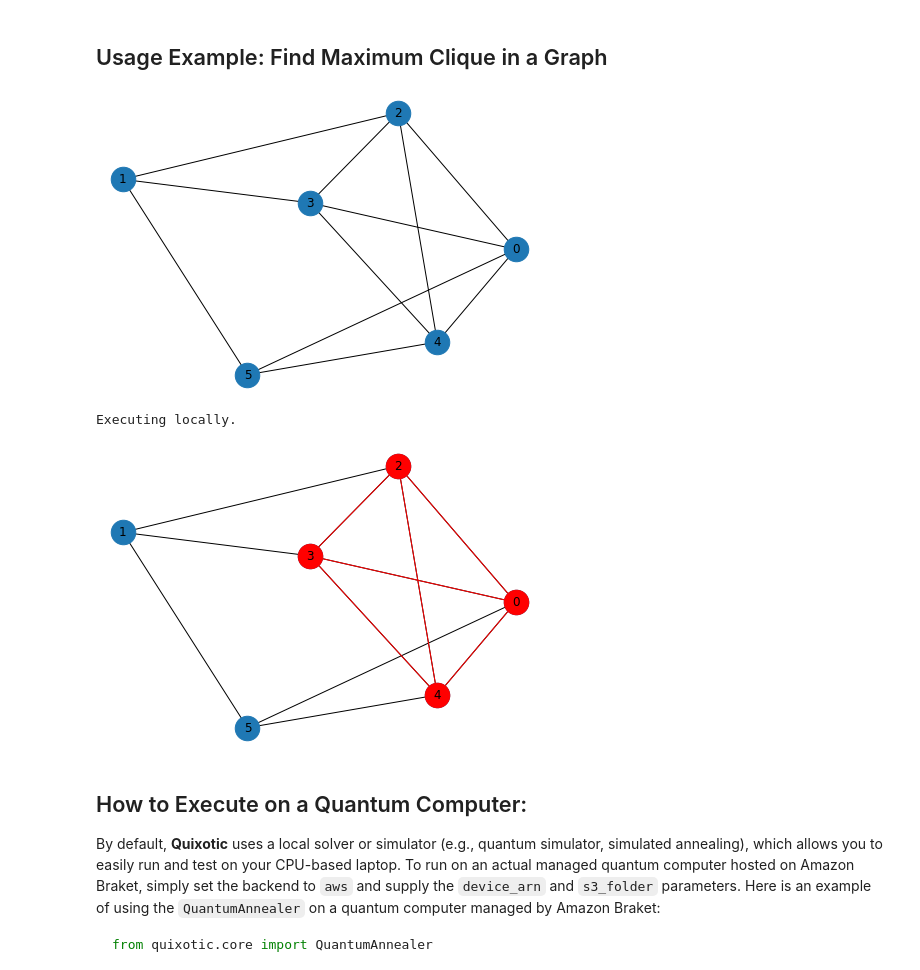
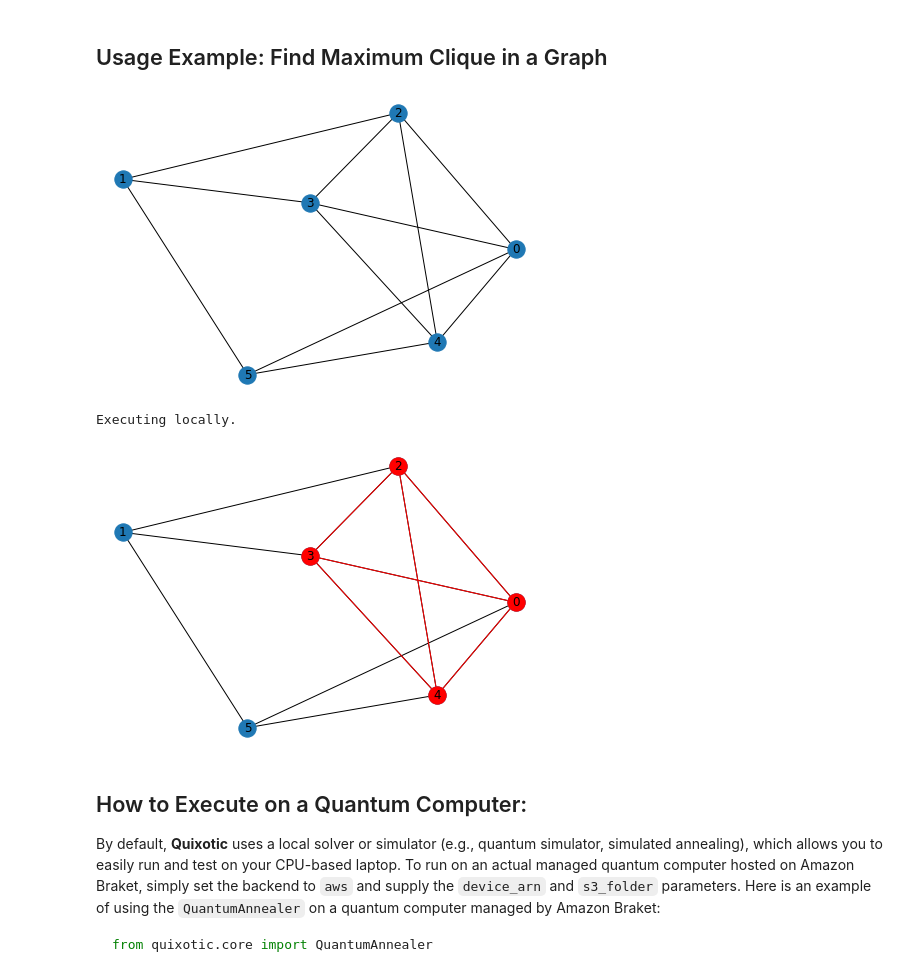
Before and after one commit to amaiya/quixotic, a Jupyter notebook: nbs/index.ipynb, the cells around one changed output. Cells and saved outputs as stored; diff of their text form; code cells hidden in the pictures.

```diff
--- a/nbs/index.ipynb
+++ b/nbs/index.ipynb
@@ -25,12 +25,12 @@
 # %%
 # construct or load your input graph
 import networkx as nx
 seed = 1967
 g = nx.erdos_renyi_graph(6, p=0.5, seed=seed)
 positions = nx.spring_layout(g, seed=seed)
-nx.draw(g, with_labels=True, pos=positions, node_size=600)
+nx.draw(g, with_labels=True, pos=positions)
 # %% [output]
-[figure, old version]
+[figure, new version]
 # %%
 # approximate a solution using QuantumAnnealer and extract results
 from quixotic.core import QuantumAnnealer
@@ -41,10 +41,10 @@ Executing locally.
 # %%
 # plot nodes comprising the solution
 sub = g.subgraph(nodes)
-nx.draw(g, pos=positions, with_labels=True, node_size=600)
-nx.draw(sub, pos=positions, node_color="r", edge_color="r", node_size=600)
+nx.draw(g, pos=positions, with_labels=True)
+nx.draw(sub, pos=positions, node_color="r", edge_color="r")
 # %% [output]
-[figure, old version]
+[figure, new version]
 # %% [markdown]
 ## How to Execute on a Quantum Computer:
 By default, **Quixotic** uses a local solver or simulator (e.g., quantum simulator, simulated annealing), which allows you to easily run and test on your CPU-based laptop.  To run on an actual managed quantum computer hosted on Amazon Braket, simply set the backend to `aws` and supply the `device_arn` and `s3_folder` parameters.  Here is an example of using the `QuantumAnnealer` on a quantum computer managed by Amazon Braket:
```
Also changed, not shown: 8 other files.
